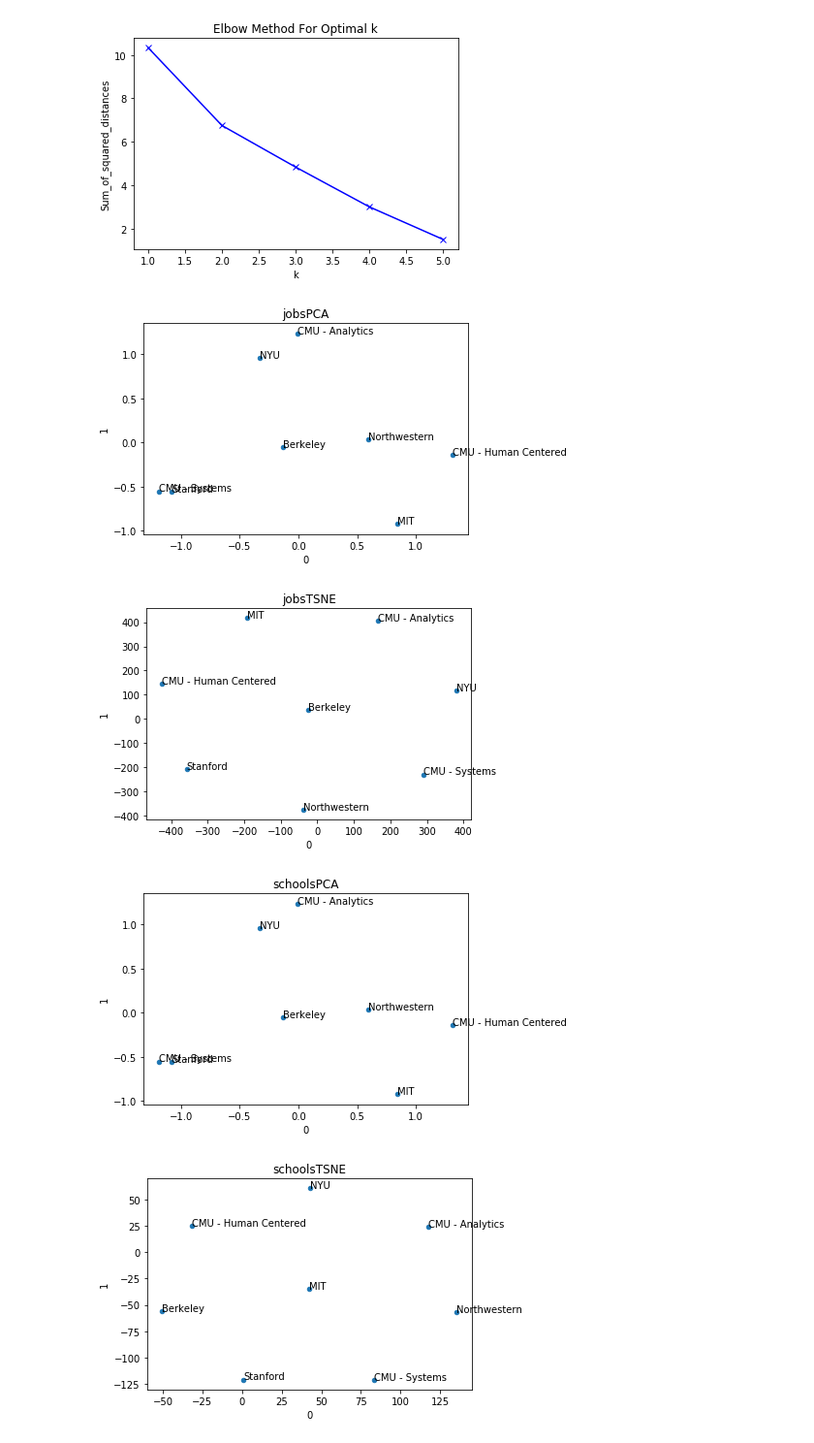
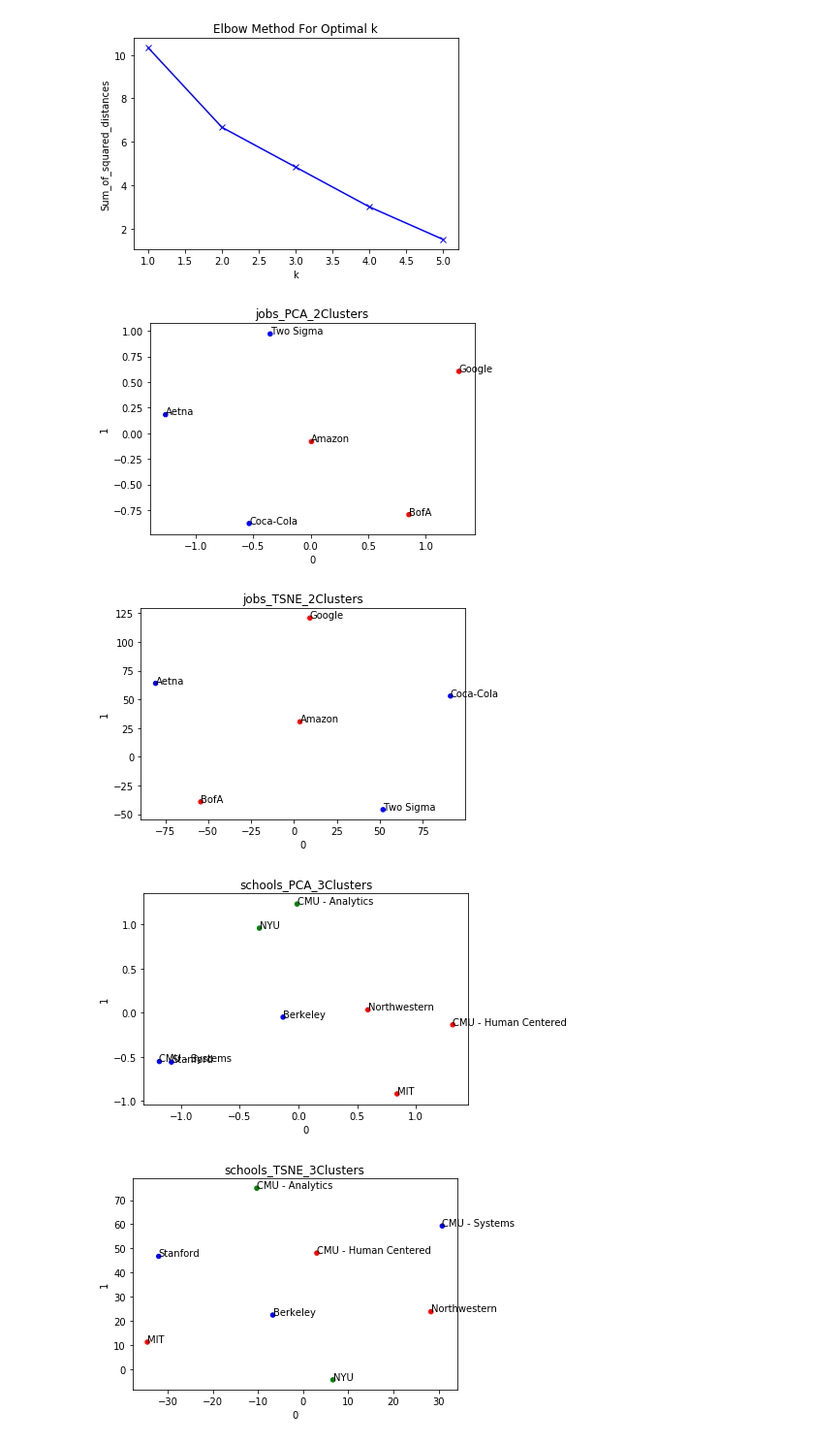
Before and after one commit to leedtan/schoolresearch, a Jupyter notebook: analyzejobsandschools.ipynb, the cells around one changed output. Shown: that part at 97% size. Drawn from its saved outputs; the diff is of its cells as text; code cells hidden in the pictures.

Commit message:
updating clusters with assignment color

```diff
--- a/analyzejobsandschools.ipynb
+++ b/analyzejobsandschools.ipynb
@@ -67,21 +41,24 @@ def fit_pca(data, model):
     output = model(n_components = 2).fit_transform(data)
     #output = model.transform(data)
     return pd.DataFrame(output, index = data.index)
+
+
+def scatter(data, name, cluster_assignments):
+    ax = data.plot.scatter(0, 1, c = [{0:'red', 1:'blue', 2:'green'}[c] for c in cluster_assignments])
+    for i, txt in enumerate(data.index):
+        ax.annotate(txt, (data.iloc[i, 0], data.iloc[i, 1]))
+    plt.title(name)
+    plt.savefig(name + '.png')
+    plt.show()
-# %%
-def scatter(data, name):
-    ax = data.plot.scatter(0, 1)
-    for i, txt in enumerate(data.index):
-        ax.annotate(txt, (data.iloc[i, 0], data.iloc[i, 1]))
-    plt.title(name)
-    plt.savefig(name + '.png')
-    plt.show()
 # %%
-for raw_data, source_name in zip([jobs, schools], ['jobs', 'schools']):
+for raw_data, source_name, n_clusters in zip([jobs, schools], ['jobs', 'schools'], [2, 3]):
+    cluster_assignments = KMeans(n_clusters=n_clusters).fit_predict(raw_data)
     for model, modelname in zip([PCA, TSNE], ['PCA', 'TSNE']):
-        data = fit_pca(schools, model)
-        scatter(data, source_name + modelname)
+        data = fit_pca(raw_data, model)
+        scatter(data, source_name + '_' + modelname + '_' + str(max(cluster_assignments) + 1) + 'Clusters',
+                cluster_assignments)
 # %% [output]
-[figure, old version]
+[figure, new version]
-[figure, old version]
+[figure, new version]
-[figure, old version]
+[figure, new version]
-[figure, old version]
+[figure, new version]
```
Also changed, not shown: parts of 7 cells of this notebook.
